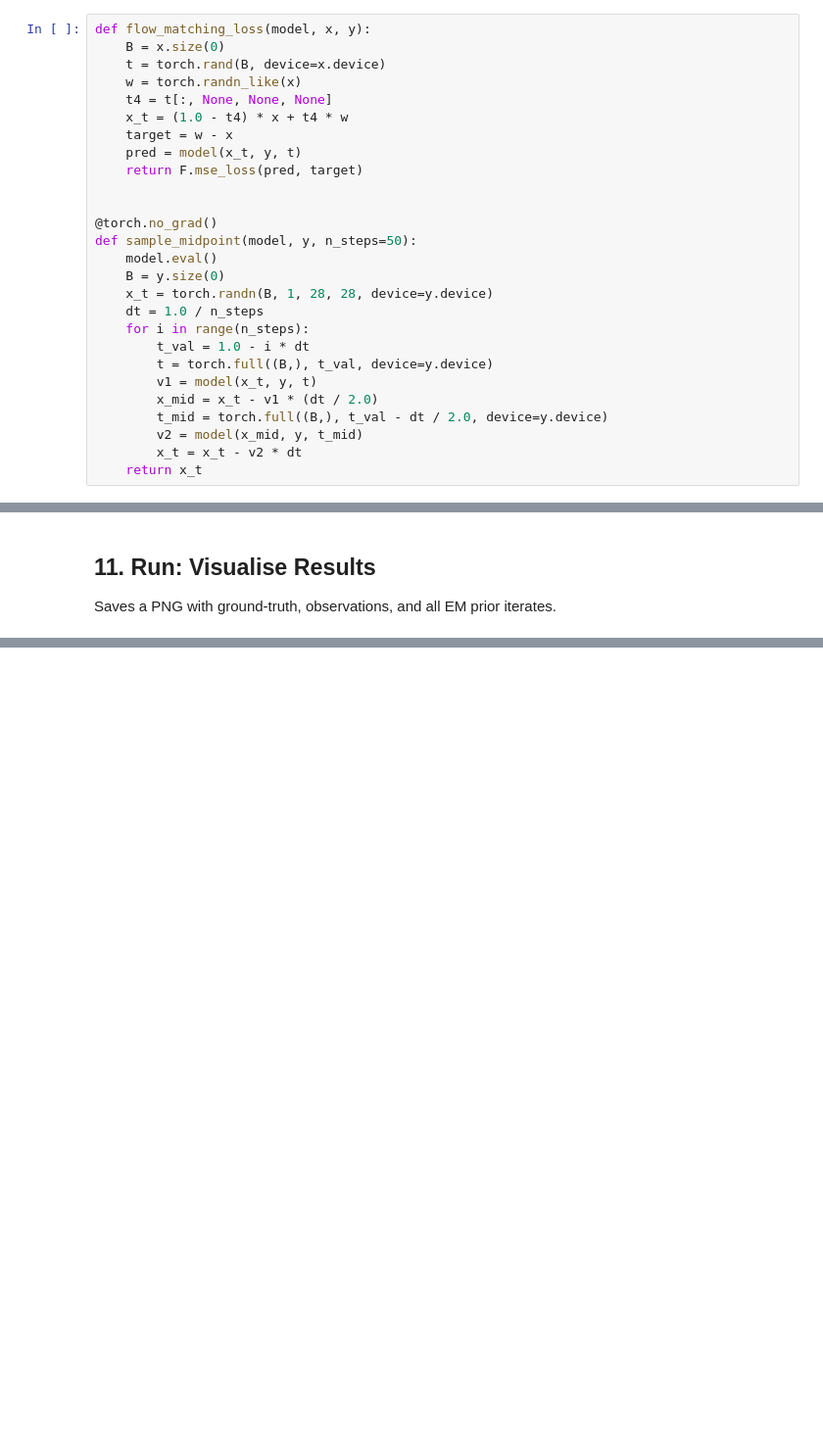
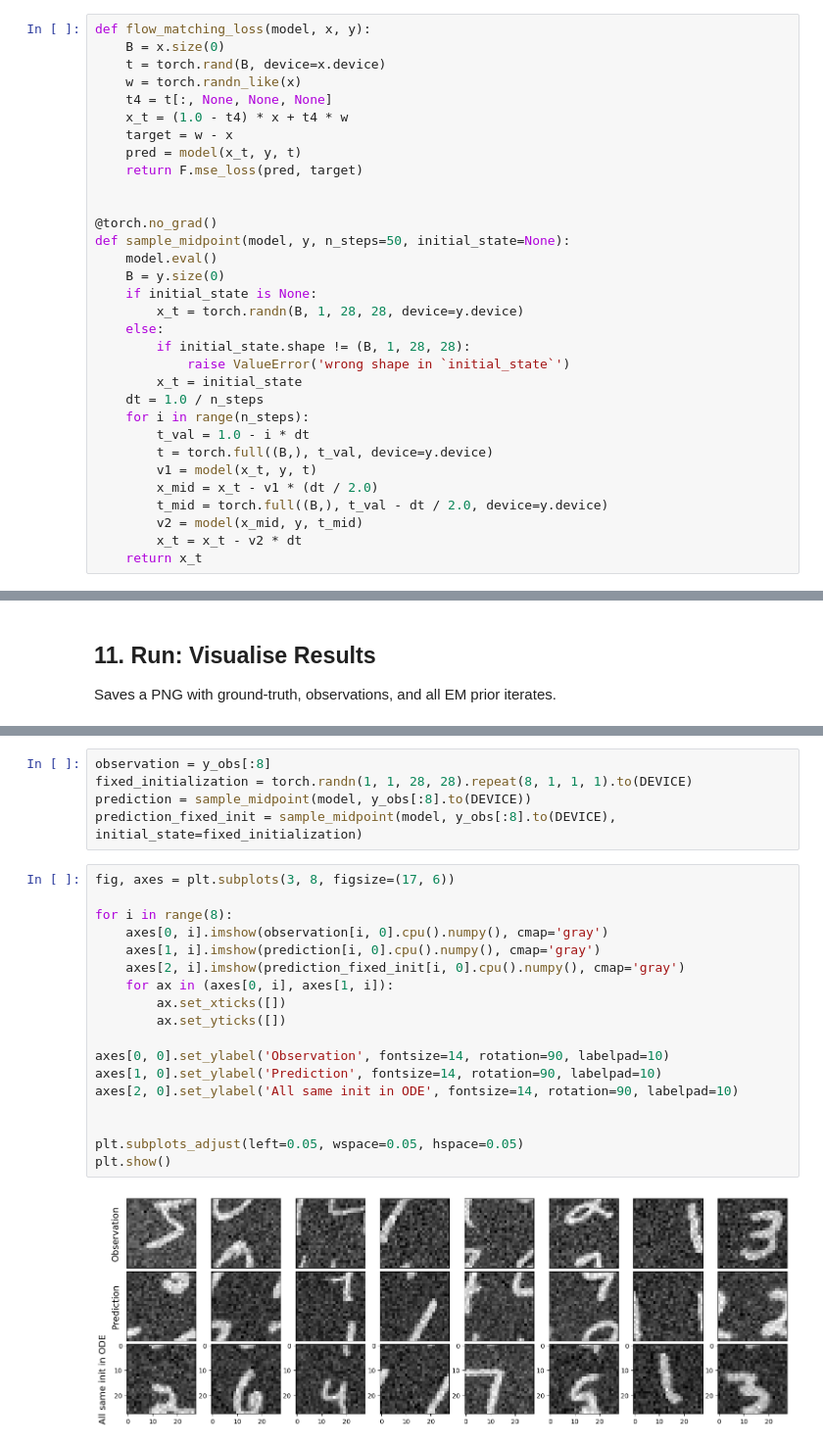
Before and after one commit to clarkmiyamoto/scsi, a Jupyter notebook: mra_mnist_unet.ipynb, the cells around one changed output, grey strips where cells are left out. Shown at 98% size. Drawn from its saved outputs; the diff is of its cells as text; blank space fills up the shorter version.

```diff
--- a/mra_mnist_unet.ipynb
+++ b/mra_mnist_unet.ipynb
@@ -199,10 +390,15 @@ def flow_matching_loss(model, x, y):
 
 
 @torch.no_grad()
-def sample_midpoint(model, y, n_steps=50):
+def sample_midpoint(model, y, n_steps=50, initial_state=None):
     model.eval()
     B = y.size(0)
-    x_t = torch.randn(B, 1, 28, 28, device=y.device)
+    if initial_state is None:
+        x_t = torch.randn(B, 1, 28, 28, device=y.device)
+    else:
+        if initial_state.shape != (B, 1, 28, 28):
+            raise ValueError('wrong shape in `initial_state`')
+        x_t = initial_state
     dt = 1.0 / n_steps
     for i in range(n_steps):
         t_val = 1.0 - i * dt
@@ -442,0 +668,25 @@ visualise_em(y_obs, x_gt_all, prior_history, n=8)
+# %%
+observation = y_obs[:8]
+fixed_initialization = torch.randn(1, 1, 28, 28).repeat(8, 1, 1, 1).to(DEVICE)
+prediction = sample_midpoint(model, y_obs[:8].to(DEVICE))
+prediction_fixed_init = sample_midpoint(model, y_obs[:8].to(DEVICE), initial_state=fixed_initialization)
+# %%
+fig, axes = plt.subplots(3, 8, figsize=(17, 6))
+
+for i in range(8):
+    axes[0, i].imshow(observation[i, 0].cpu().numpy(), cmap='gray')
+    axes[1, i].imshow(prediction[i, 0].cpu().numpy(), cmap='gray')
+    axes[2, i].imshow(prediction_fixed_init[i, 0].cpu().numpy(), cmap='gray')
+    for ax in (axes[0, i], axes[1, i]):
+        ax.set_xticks([])
+        ax.set_yticks([])
+
+axes[0, 0].set_ylabel('Observation', fontsize=14, rotation=90, labelpad=10)
+axes[1, 0].set_ylabel('Prediction', fontsize=14, rotation=90, labelpad=10)
+axes[2, 0].set_ylabel('All same init in ODE', fontsize=14, rotation=90, labelpad=10)
+
+
+plt.subplots_adjust(left=0.05, wspace=0.05, hspace=0.05)
+plt.show()
+# %% [output]
+[figure, added]
```
Also changed, not shown: parts of 11 cells of this notebook, 4 other files.
